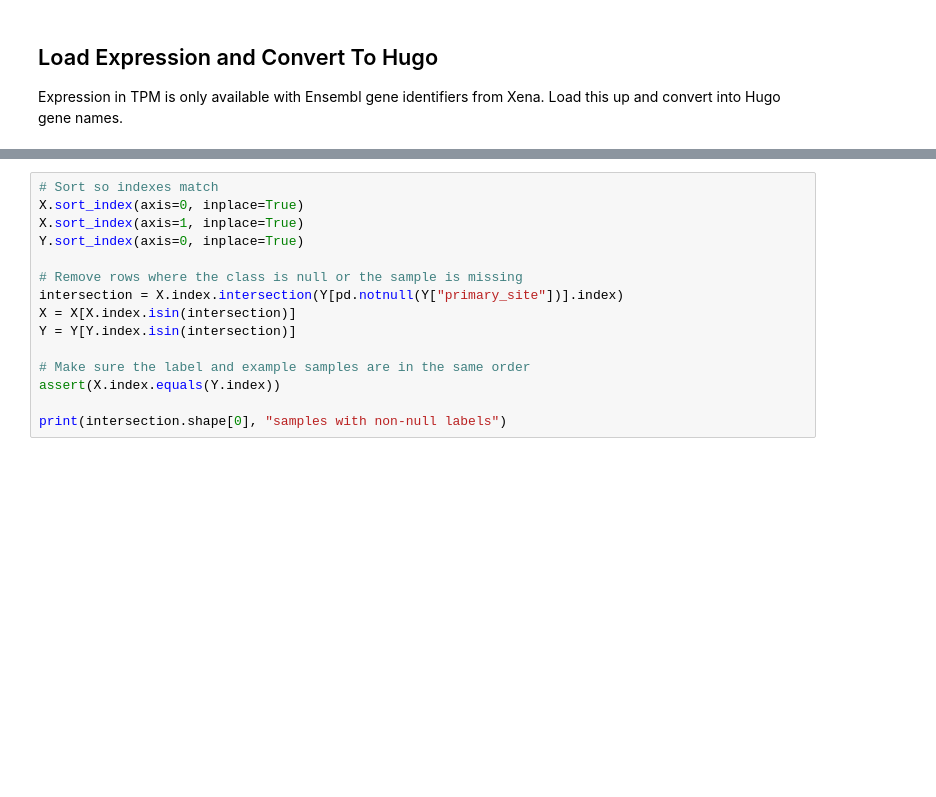
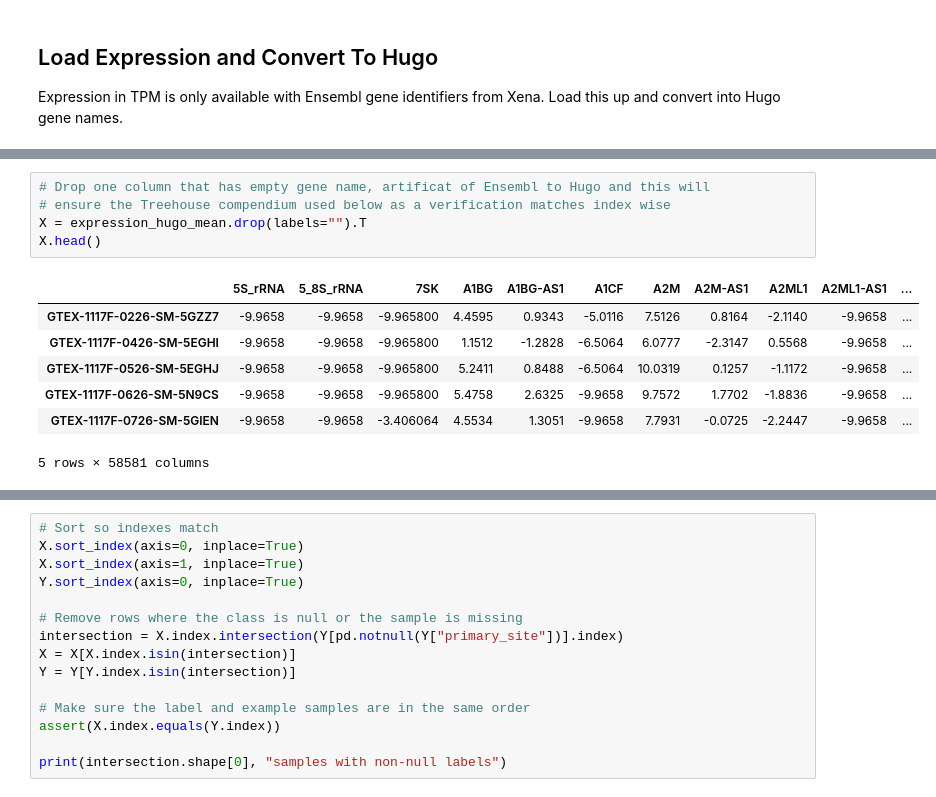
Before and after one commit to rcurrie/tumornormal, a Jupyter notebook: genesets.ipynb, the cells around one changed output, grey strips where cells are left out. Saved outputs shown, nothing was run; the diff lists cells and outputs as text; blank space fills up the shorter version.

```diff
--- a/genesets.ipynb
+++ b/genesets.ipynb
@@ -74,3 +91,16 @@ Load the expression and clinical as wrangled in ingest.ipynb as well as gene set
+# %%
+# Drop one column that has empty gene name, artificat of Ensembl to Hugo and this will
+# ensure the Treehouse compendium used below as a verification matches index wise
+X = expression_hugo_mean.drop(labels="").T
+X.head()
+# %% [output]
+|  | 5S_rRNA | 5_8S_rRNA | 7SK | A1BG | A1BG-AS1 | A1CF | A2M | A2M-AS1 | A2ML1 | A2ML1-AS1 | ... |
+| GTEX-1117F-0226-SM-5GZZ7 | -9.9658 | -9.9658 | -9.965800 | 4.4595 | 0.9343 | -5.0116 | 7.5126 | 0.8164 | -2.1140 | -9.9658 | ... |
+| GTEX-1117F-0426-SM-5EGHI | -9.9658 | -9.9658 | -9.965800 | 1.1512 | -1.2828 | -6.5064 | 6.0777 | -2.3147 | 0.5568 | -9.9658 | ... |
+| GTEX-1117F-0526-SM-5EGHJ | -9.9658 | -9.9658 | -9.965800 | 5.2411 | 0.8488 | -6.5064 | 10.0319 | 0.1257 | -1.1172 | -9.9658 | ... |
+| GTEX-1117F-0626-SM-5N9CS | -9.9658 | -9.9658 | -9.965800 | 5.4758 | 2.6325 | -9.9658 | 9.7572 | 1.7702 | -1.8836 | -9.9658 | ... |
+| GTEX-1117F-0726-SM-5GIEN | -9.9658 | -9.9658 | -3.406064 | 4.5534 | 1.3051 | -9.9658 | 7.7931 | -0.0725 | -2.2447 | -9.9658 | ... |
+5 rows × 58581 columns
 # %%
 %%time
 # Load samples and labels
```
Also changed, not shown: parts of 45 cells of this notebook, 1 other file.
